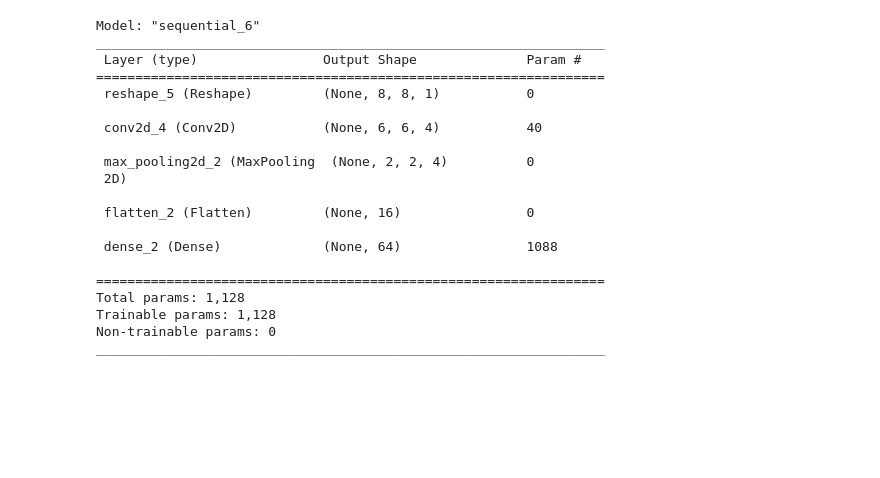
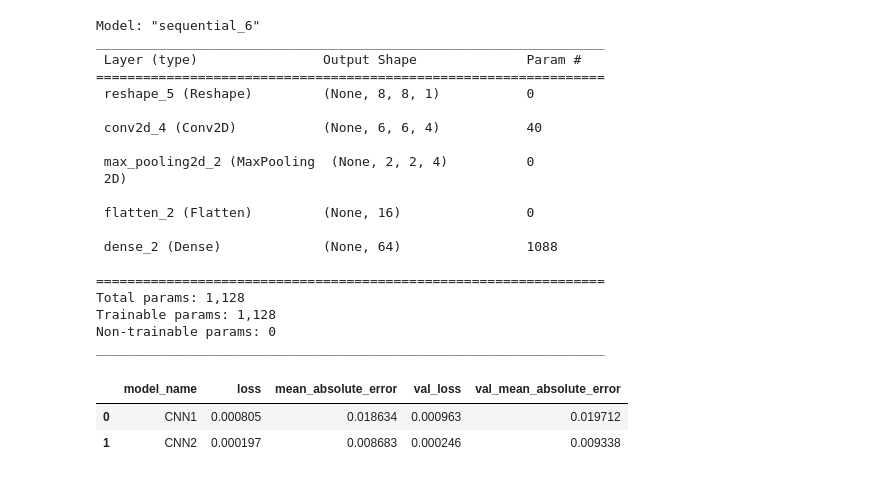
Before and after one commit to vytautas9/Tiriamiasis_Projektas_2, a Jupyter notebook: Tiriamasis2.ipynb, the cells around one changed output. Cells and saved outputs as stored; diff of their text form; code cells hidden in the pictures; blank space fills up the shorter version.

```diff
--- a/Tiriamasis2.ipynb
+++ b/Tiriamasis2.ipynb
@@ -297,3 +335,20 @@ _________________________________________________________________
 #data = json.load(f)
 #data['model']
 #mod = tf.keras.models.model_from_json(data['model'])
+# %%
+# Read last metric of all models insider logs directory
+history_files = glob.glob('logs/' + '/**/*.csv', recursive = True)
+
+model_metrics = pd.DataFrame(columns=['model_name', 'loss', 'mean_absolute_error', 'val_loss', 'val_mean_absolute_error'])
+
+for i in range(0, len(history_files)):
+    model_name = os.path.basename(history_files[i])
+    history = pd.read_csv(history_files[i]).tail(1)
+    history = history.assign(model_name = os.path.splitext(model_name)[0])
+    model_metrics = model_metrics.append(history, ignore_index=True)
+# %%
+model_metrics.head()
+# %% [output]
+|  | model_name | loss | mean_absolute_error | val_loss | val_mean_absolute_error |
+| 0 | CNN1 | 0.000805 | 0.018634 | 0.000963 | 0.019712 |
+| 1 | CNN2 | 0.000197 | 0.008683 | 0.000246 | 0.009338 |
```
Also changed, not shown: parts of 7 cells of this notebook.
